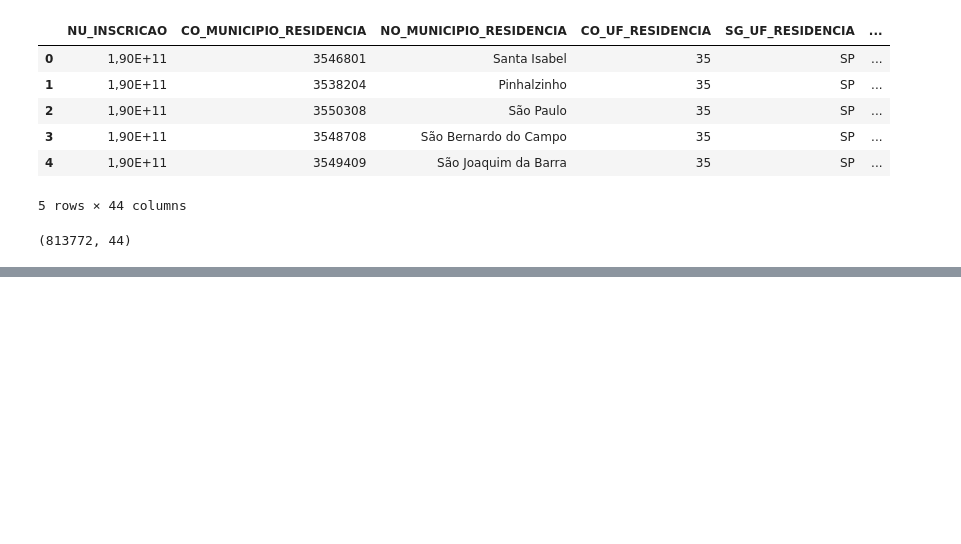
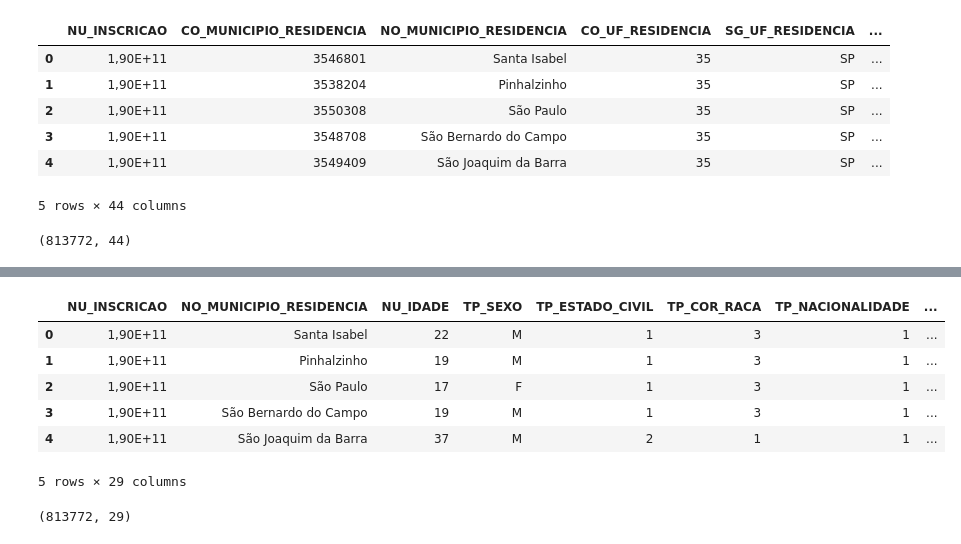
Before and after one commit to mateus-neres/Analise_estatistica_enem_2019, a Jupyter notebook: tratamento_enem_2019.ipynb, the cells around one changed output, grey strips where cells are left out. Cells and saved outputs as stored; diff of their text form; code cells hidden in the pictures; blank space fills up the shorter version.

```diff
--- a/tratamento_enem_2019.ipynb
+++ b/tratamento_enem_2019.ipynb
@@ -58,0 +41,16 @@ dtype: object
+# %%
+dados1 = dados.drop(columns=["CO_UF_RESIDENCIA","SG_UF_RESIDENCIA","CO_MUNICIPIO_NASCIMENTO","CO_MUNICIPIO_RESIDENCIA","NO_MUNICIPIO_NASCIMENTO","CO_UF_NASCIMENTO","SG_UF_NASCIMENTO","TP_ANO_CONCLUIU", "TP_ENSINO","CO_MUNICIPIO_ESC","CO_UF_ESC", "SG_UF_ESC","TP_DEPENDENCIA_ADM_ESC","TP_LOCALIZACAO_ESC","TP_SIT_FUNC_ESC"], )
+# %%
+dados1.head()
+# %% [output]
+|  | NU_INSCRICAO | NO_MUNICIPIO_RESIDENCIA | NU_IDADE | TP_SEXO | TP_ESTADO_CIVIL | TP_COR_RACA | TP_NACIONALIDADE | ... |
+| 0 | 1,90E+11 | Santa Isabel | 22 | M | 1 | 3 | 1 | ... |
+| 1 | 1,90E+11 | Pinhalzinho | 19 | M | 1 | 3 | 1 | ... |
+| 2 | 1,90E+11 | São Paulo | 17 | F | 1 | 3 | 1 | ... |
+| 3 | 1,90E+11 | São Bernardo do Campo | 19 | M | 1 | 3 | 1 | ... |
+| 4 | 1,90E+11 | São Joaquim da Barra | 37 | M | 2 | 1 | 1 | ... |
+5 rows × 29 columns
+# %%
+dados1.shape
+# %% [output]
+(813772, 29)
```
Also changed, not shown: parts of 1 cell of this notebook.
